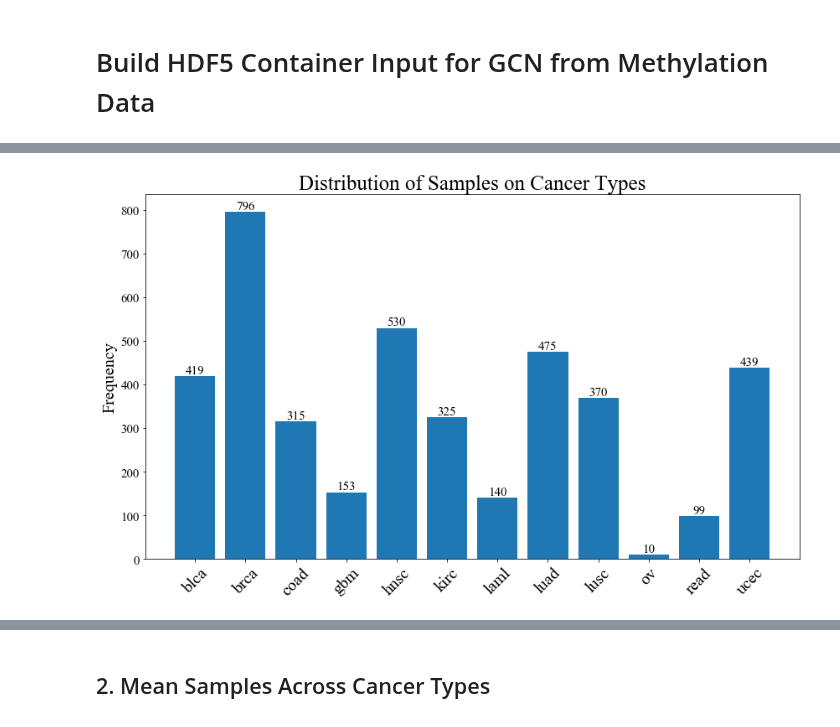
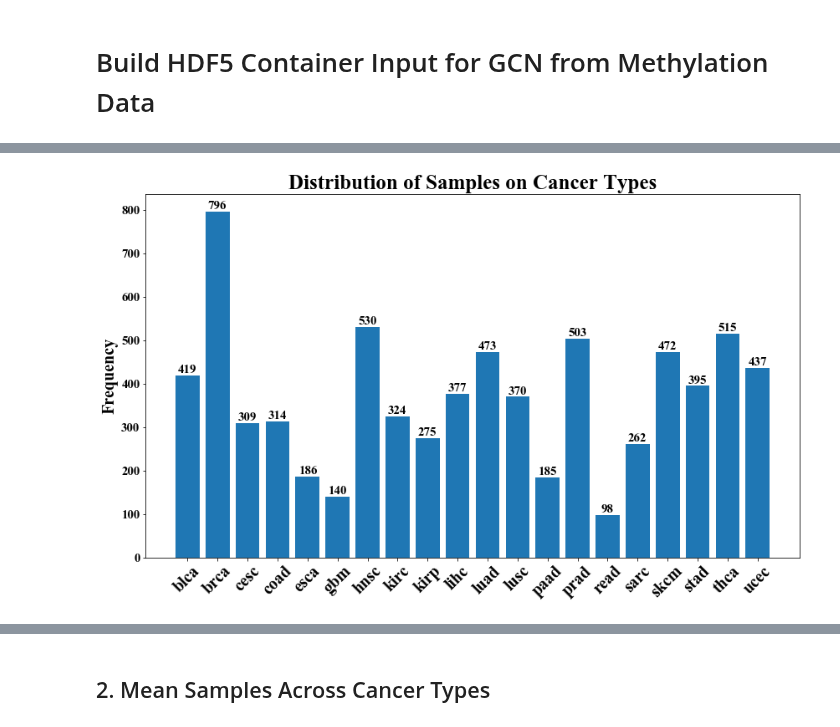
Before and after one commit to schulter/EMOGI, a Jupyter notebook: pancancer/methylation/build_methylation_container.ipynb, the cells around one changed output, grey strips where cells are left out. Saved outputs shown, nothing was run; the diff lists cells and outputs as text; code cells hidden in the pictures.

```diff
--- a/pancancer/methylation/build_methylation_container.ipynb
+++ b/pancancer/methylation/build_methylation_container.ipynb
@@ -52,0 +24,39 @@ meth_all_tumor_samples = meth_all_samples[tumor_sample_cols]
+# %%
+def get_foldchanges(tumor_sample_path, normal_sample_path):
+    tumor_samples = pd.read_csv(tumor_sample_path, sep='\t')
+    normal_samples = pd.read_csv(normal_sample_path, sep='\t')
+
+    # restore the column names for samples
+    tumor_samples.columns = ['-'.join(i.split('.')[:7]) + '|' + i.split('.')[7] + '|' + i.split('.')[8] for i in tumor_samples.columns]
+    normal_samples.columns = ['-'.join(i.split('.')[:7]) + '|' + i.split('.')[7] + '|' + i.split('.')[8] for i in normal_samples.columns]
+
+    # make it the same genes for both dataframes and verify
+    common_genes = tumor_samples.index.intersection(normal_samples.index)
+    tumor_samples = tumor_samples.reindex(common_genes)
+    normal_samples = normal_samples.reindex(common_genes)
+    assert ((normal_samples.index == tumor_samples.index).all())
+
+    # compute log2 fold changes (for each sample, divide by mean normal values. Then compute mean across samples)
+    fc = np.log2(tumor_samples.divide(normal_samples.mean(axis=1), axis=0))
+    fc_nan = fc.replace([np.inf, -np.inf], np.nan)
+    print ("Got {} invalid values after computing log2 fold changes".format(fc_nan.isnull().sum().sum()))
+    fc = fc_nan.dropna(axis=0) # remove NaN and inf (from division by 0 or 0+eta)
+
+    return fc
+
+base_dir = '../../data/pancancer/TCGA/methylation/gene_sample_matrices_cancertype/'
+
+if USE_BATCH_CORRECTED:
+    fname = '{}_samples.adjusted.tsv'
+else:
+    fname = '{}_samples.tsv'
+
+all_foldchanges = []
+for ctype in os.listdir(base_dir):
+    ctype_dir = os.path.join(base_dir, ctype)
+    if os.path.isdir(ctype_dir) and not ctype == 'OV': # don't have normals for OV
+        fc = get_foldchanges(os.path.join(ctype_dir, fname.format('tumor')),
+                             os.path.join(ctype_dir, fname.format('normal'))
+                            )
+        all_foldchanges.append(fc)
+        print ("Processed {}".format(ctype))
@@ -52,0 +81,3 @@ meth_all_tumor_samples = meth_all_samples[tumor_sample_cols]
+# %%
+meth_all_samples = all_foldchanges[0].join(all_foldchanges[1:]).dropna(axis=0)
+meth_all_samples.head()
@@ -53,18 +92,18 @@ meth_all_tumor_samples = meth_all_samples[tumor_sample_cols]
 # %%
-c_types = [n.split('|')[1] for n in meth_all_tumor_samples.columns[1:] if "mean_beta_value_promoter" in n]
+c_types = [n.split('|')[1] for n in meth_all_samples.columns[1:] if "mean_beta_value_promoter" in n]
 unique, counts = np.unique(c_types, return_counts=True)
 fig = plt.figure(figsize=(14, 8))
 b = plt.bar(np.arange(counts.shape[0]), counts)
 plt.xticks(np.arange(counts.shape[0]), unique, rotation=45, fontsize=20)
 plt.yticks(fontsize=15)
 plt.ylabel('Frequency', fontsize=20)
 plt.title('Distribution of Samples on Cancer Types', fontsize=25)
 
 # Add counts above the two bar graphs
 for rect in b:
     height = rect.get_height()
     plt.text(rect.get_x() + rect.get_width()/2.0, height, '%d' % int(height), ha='center', va='bottom', size=15)
 
 fig.savefig('../../data/pancancer/TCGA/methylation/samples_per_cancertype.svg')
 # %% [output]
-[figure, old version]
+[figure, new version]
```
Also changed, not shown: parts of 34 cells of this notebook.
